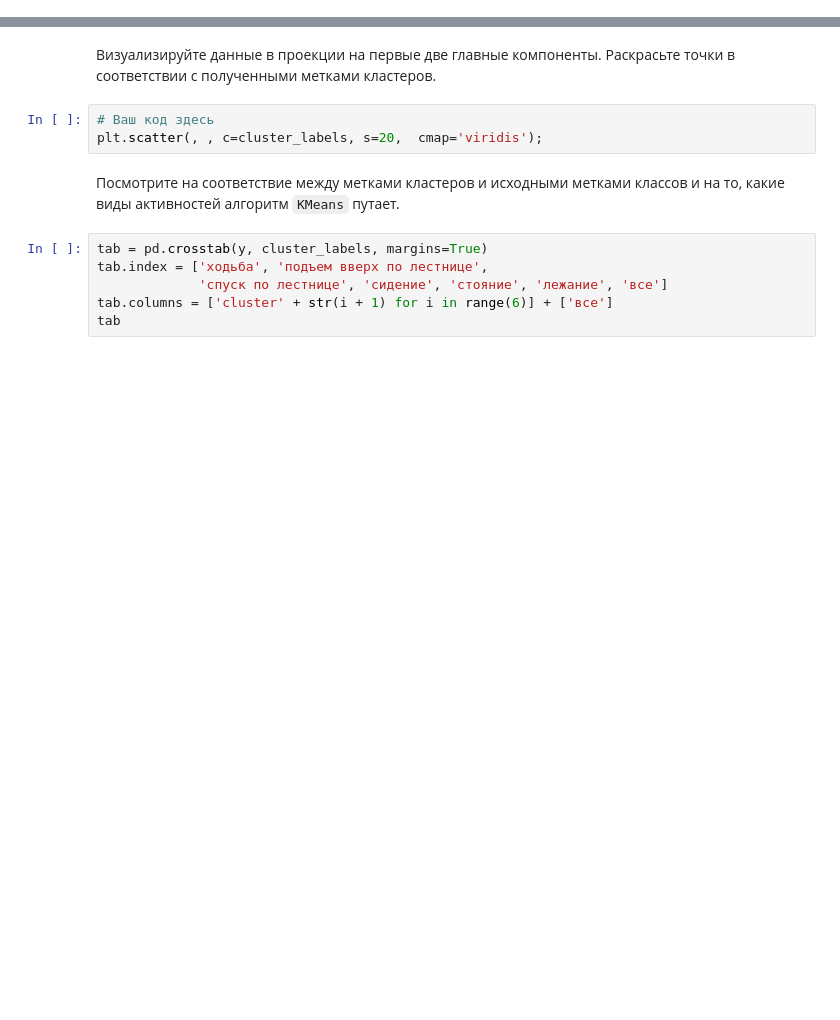
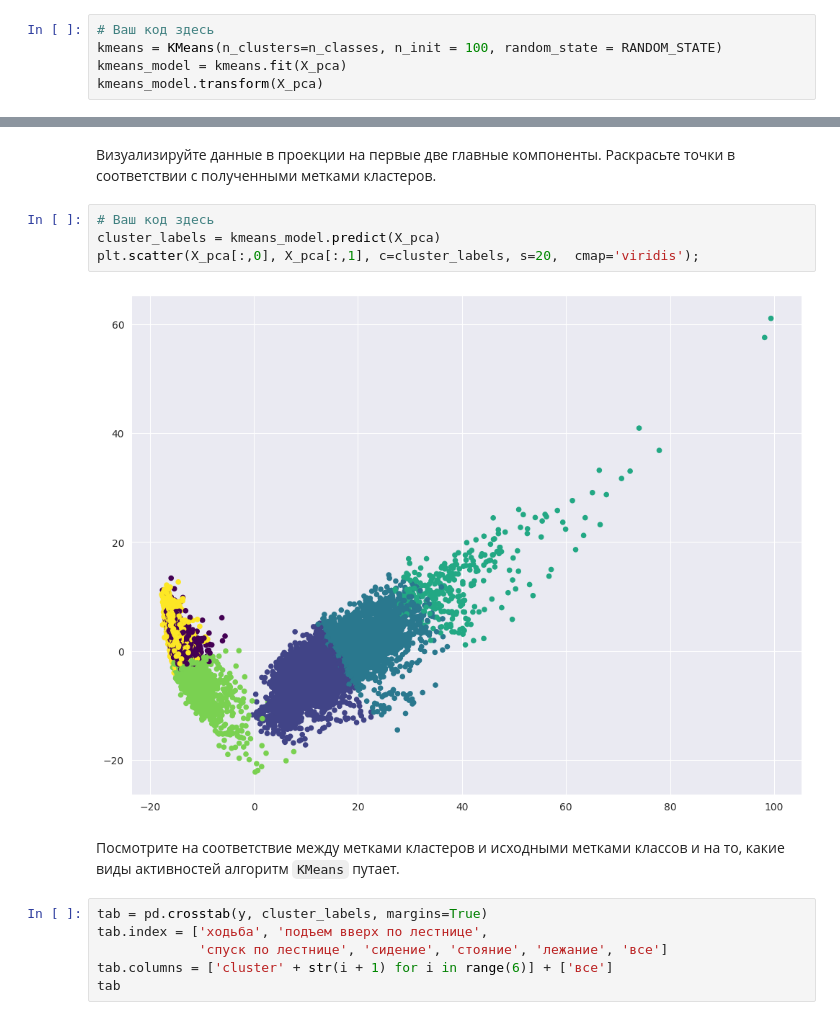
Before and after one commit to CuteLer/recommendation-systems, a Jupyter notebook: lab5/assignment07_unsupervised_learning.ipynb, the cells around one changed output, grey strips where cells are left out. Drawn from its saved outputs; the diff is of its cells as text; blank space fills up the shorter version.

```diff
--- a/lab5/assignment07_unsupervised_learning.ipynb
+++ b/lab5/assignment07_unsupervised_learning.ipynb
@@ -172,0 +172,5 @@ plt.scatter(X_pca[:,0], X_pca[:, 1], c=y, s=20, cmap='viridis');
+# %%
+# Ваш код здесь
+kmeans = KMeans(n_clusters=n_classes, n_init = 100, random_state = RANDOM_STATE)
+kmeans_model = kmeans.fit(X_pca)
+kmeans_model.transform(X_pca)
@@ -174,7 +192,10 @@ plt.scatter(X_pca[:,0], X_pca[:, 1], c=y, s=20, cmap='viridis');
 Визуализируйте данные в проекции на первые две главные компоненты. Раскрасьте точки в соответствии с полученными метками кластеров.
 # %%
 # Ваш код здесь
-plt.scatter(, , c=cluster_labels, s=20,  cmap='viridis');
+cluster_labels = kmeans_model.predict(X_pca)
+plt.scatter(X_pca[:,0], X_pca[:,1], c=cluster_labels, s=20,  cmap='viridis');
+# %% [output]
+[figure, added]
 # %% [markdown]
 Посмотрите на соответствие между метками кластеров и исходными метками классов и на то, какие виды активностей алгоритм `KMeans` путает.
 # %%
```
Also changed, not shown: parts of 23 cells of this notebook, 2 other files.
